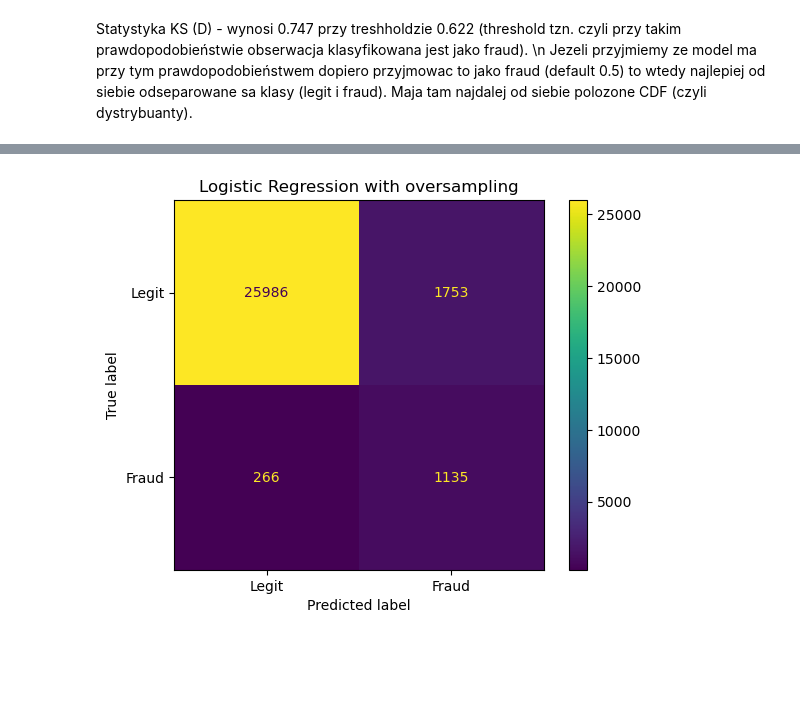
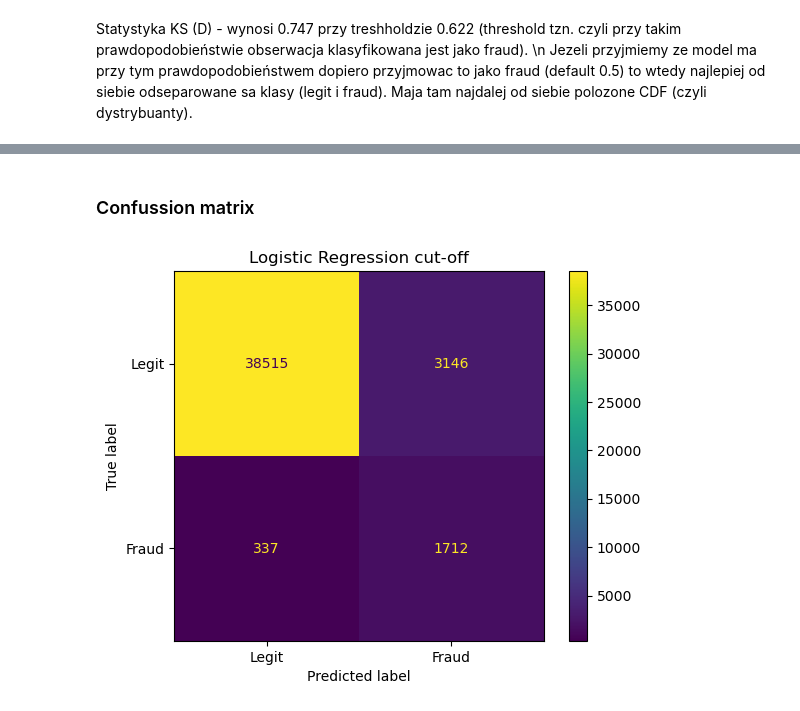
Before and after one commit to JakubKozlowski1/data_mining, a Jupyter notebook: evaluation.ipynb, the cells around one changed output, grey strips where cells are left out. Cells and saved outputs as stored; diff of their text form; code cells hidden in the pictures; blank space fills up the shorter version.

Commit message:
Logistic regression done

```diff
--- a/evaluation.ipynb
+++ b/evaluation.ipynb
@@ -38,9 +42,11 @@ f.close()
 # %%
-under_y_pred = u_lr.predict(X_test)
-over_y_pred = o_lr.predict(X_test)
+lr_under_y_pred = u_lr.predict(X_test)
+lr_over_y_pred = o_lr.predict(X_test)
 
-under_y_pred_proba = u_lr.predict_proba(X_test)
-over_y_pred_proba =o_lr.predict_proba(X_test)
+lr_under_y_pred_proba = u_lr.predict_proba(X_test)
+lr_over_y_pred_proba =o_lr.predict_proba(X_test)
 
 under_train_pred = u_lr.predict(X_train)
 over_train_pred = o_lr.predict(X_train)
+under_train_pred_proba = u_lr.predict_proba(X_train)
+over_train_pred_proba = o_lr.predict_proba(X_train)
@@ -74,0 +94,5 @@ Undersampling. Test: 0.4286489419424851
+# %%
+lr_under_cut_off = 0.549
+lr_over_cut_off = 0.517
+lr_over_y_pred_proba_class = np.where(lr_over_y_pred_proba[:, 1] > lr_under_cut_off, 1, 0)
+lr_under_y_pred_proba_class = np.where(lr_under_y_pred_proba[:, 1] > lr_over_cut_off, 1, 0)
@@ -75,8 +114,10 @@ Undersampling. Test: 0.4286489419424851
+# %% [markdown]
+### Confussion matrix
 # %%
-cm_ks = confusion_matrix(y_test, pred_class_logit)
-cm_display = ConfusionMatrixDisplay(confusion_matrix = cm_ks, display_labels = ['Legit', 'Fraud'])
-cm_display.plot()
-plt.title('Logistic Regression with oversampling')
+lr_cm = confusion_matrix(y_test, lr_over_y_pred_proba_class)
+lr_cm_display = ConfusionMatrixDisplay(confusion_matrix = lr_cm, display_labels = ['Legit', 'Fraud'])
+lr_cm_display.plot()
+plt.title('Logistic Regression cut-off')
 plt.show()
 # %% [output]
-[figure, old version]
+[figure, new version]
```
Also changed, not shown: parts of 27 cells of this notebook, 8 other files.
